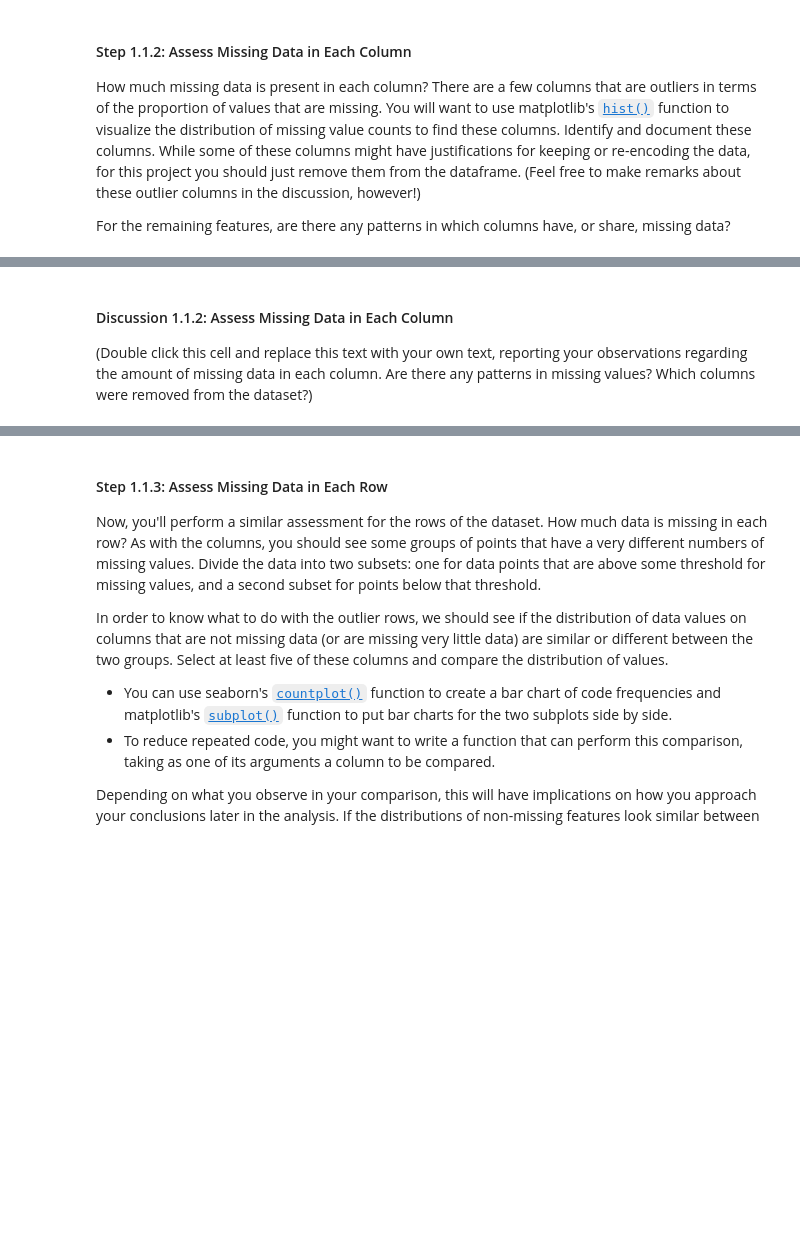
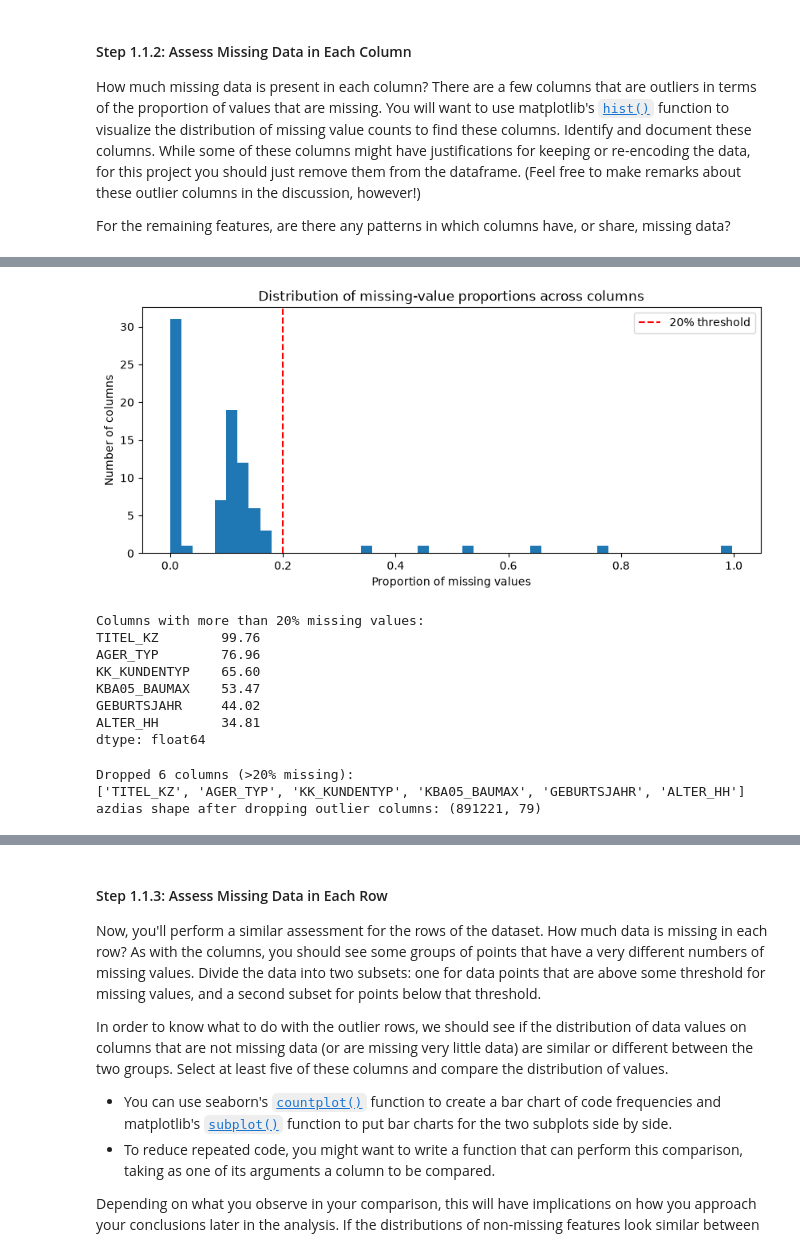
Before and after one commit to EduardoNicacio/Udacity_Introduction-to-ML-with-Pytorch_P3_Identify_Customer_Segments, a Jupyter notebook: Identify_Customer_Segments.ipynb, the cells around one changed output, grey strips where cells are left out. Saved outputs shown, nothing was run; the diff lists cells and outputs as text; code cells hidden in the pictures; blank space fills up the shorter version.

```diff
--- a/Identify_Customer_Segments.ipynb
+++ b/Identify_Customer_Segments.ipynb
@@ -41,9 +41,11 @@ To start off with, load in the demographics data for the general population into
 Once the dataset is loaded, it's recommended that you take a little bit of time just browsing the general structure of the dataset and feature summary file. You'll be getting deep into the innards of the cleaning in the first major step of the project, so gaining some general familiarity can help you get your bearings.
 # %%
 # Load in the general demographics data.
+azdias = pd.read_csv('Udacity_AZDIAS_Subset.csv', sep=';')
 
 # Load in the feature summary file and store it to a variable
 # named `feat_info`.
+feat_info = pd.read_csv('AZDIAS_Feature_Summary.csv', sep=';')
 # %%
 # Check the structure of the data after it's loaded (e.g. print the number of
 # rows and columns, print the first few rows).
@@ -71,3 +166,6 @@ For the remaining features, are there any patterns in which columns have, or sha
 # %%
 # Perform an assessment of how much missing data there is in each column of the
 # dataset.
+missing_per_col = azdias.isna().mean().sort_values(ascending=False)
+print('Percentage of missing values per column:')
+print((missing_per_col * 100).round(2))
@@ -76,7 +190,35 @@ For the remaining features, are there any patterns in which columns have, or sha
+# %%
+# Investigate patterns in the amount of missing data in each column.
+plt.figure(figsize=(10, 4))
+plt.hist(missing_per_col, bins=50)
+plt.axvline(0.20, color='red', linestyle='--', label='20% threshold')
+plt.xlabel('Proportion of missing values')
+plt.ylabel('Number of columns')
+plt.title('Distribution of missing-value proportions across columns')
+plt.legend()
+plt.show()
+
+print('Columns with more than 20% missing values:')
+print((missing_per_col[missing_per_col > 0.20] * 100).round(2))
+# %% [output]
+[figure, added]
+Columns with more than 20% missing values:
+TITEL_KZ        99.76
+AGER_TYP        76.96
+KK_KUNDENTYP    65.60
+KBA05_BAUMAX    53.47
+GEBURTSJAHR     44.02
+ALTER_HH        34.81
+dtype: float64
 # %%
 # Remove the outlier columns from the dataset. (You'll perform other data
 # engineering tasks such as re-encoding and imputation later.)
+cols_to_drop = missing_per_col[missing_per_col > 0.20].index.tolist()
+azdias.drop(columns=cols_to_drop, inplace=True)
+print('Dropped {} columns (>20% missing):'.format(len(cols_to_drop)))
+print(cols_to_drop)
+print('azdias shape after dropping outlier columns:', azdias.shape)
+# %% [output]
+Dropped 6 columns (>20% missing):
+['TITEL_KZ', 'AGER_TYP', 'KK_KUNDENTYP', 'KBA05_BAUMAX', 'GEBURTSJAHR', 'ALTER_HH']
+azdias shape after dropping outlier columns: (891221, 79)
-# %% [markdown]
-#### Discussion 1.1.2: Assess Missing Data in Each Column
-
-(Double click this cell and replace this text with your own text, reporting your observations regarding the amount of missing data in each column. Are there any patterns in missing values? Which columns were removed from the dataset?)
```
Also changed, not shown: parts of 65 cells of this notebook, 2 other files.
